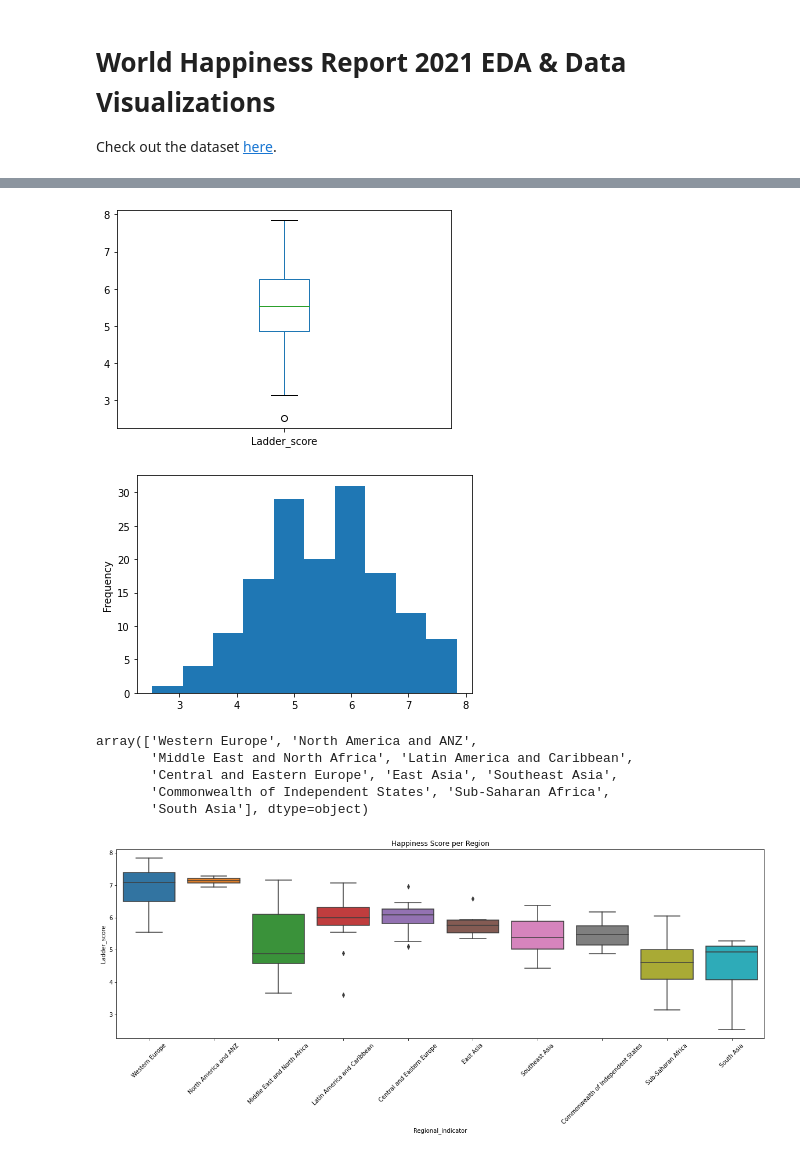
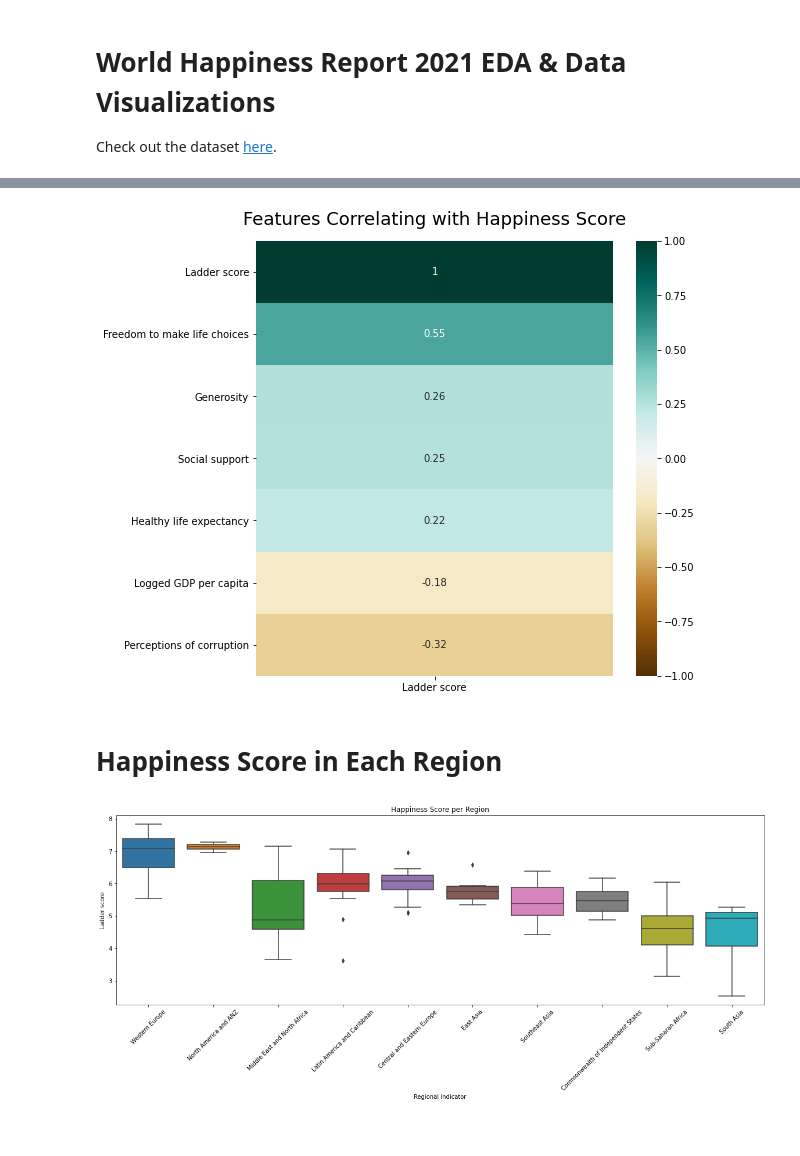
Before and after one commit to kaykaym01/World-Happiness-Report-EDA, a Jupyter notebook: World Happiness Report.ipynb, the cells around one changed output, grey strips where cells are left out. Drawn from its saved outputs; the diff is of its cells as text; code cells hidden in the pictures.

```diff
--- a/World Happiness Report.ipynb
+++ b/World Happiness Report.ipynb
@@ -115,20 +111,11 @@ whr.head()
-# %%
-whr['Ladder_score'].plot(kind='box')
-plt.show()
-# %% [output]
-[figure, removed]
-# %%
-whr['Ladder_score'].plot(kind='hist')
-plt.show()
-# %% [output]
-[figure, removed]
-# %%
-whr['Regional_indicator'].unique()
-# %% [output]
-array(['Western Europe', 'North America and ANZ',
-       'Middle East and North Africa', 'Latin America and Caribbean',
-       'Central and Eastern Europe', 'East Asia', 'Southeast Asia',
-       'Commonwealth of Independent States', 'Sub-Saharan Africa',
-       'South Asia'], dtype=object)
+# %%
+bot10_corr = bot10.reindex(columns=['Ladder score', 'Logged GDP per capita', 'Social support', 'Healthy life expectancy', 'Freedom to make life choices', 'Generosity', 'Perceptions of corruption'])
+plt.figure(figsize=(8, 8))
+happy_heatmap = sns.heatmap(bot10_corr.corr()[['Ladder score']].sort_values(by='Ladder score', ascending=False), vmin=-1, vmax=1, annot=True, cmap='BrBG')
+happy_heatmap.set_title('Features Correlating with Happiness Score', fontdict={'fontsize':18}, pad=16);
+# %% [output]
+[figure, added]
+# %% [markdown]
+# Happiness Score in Each Region
 # %%
 plt.figure(figsize=(20, 6))
```
Also changed, not shown: parts of 37 cells of this notebook.
